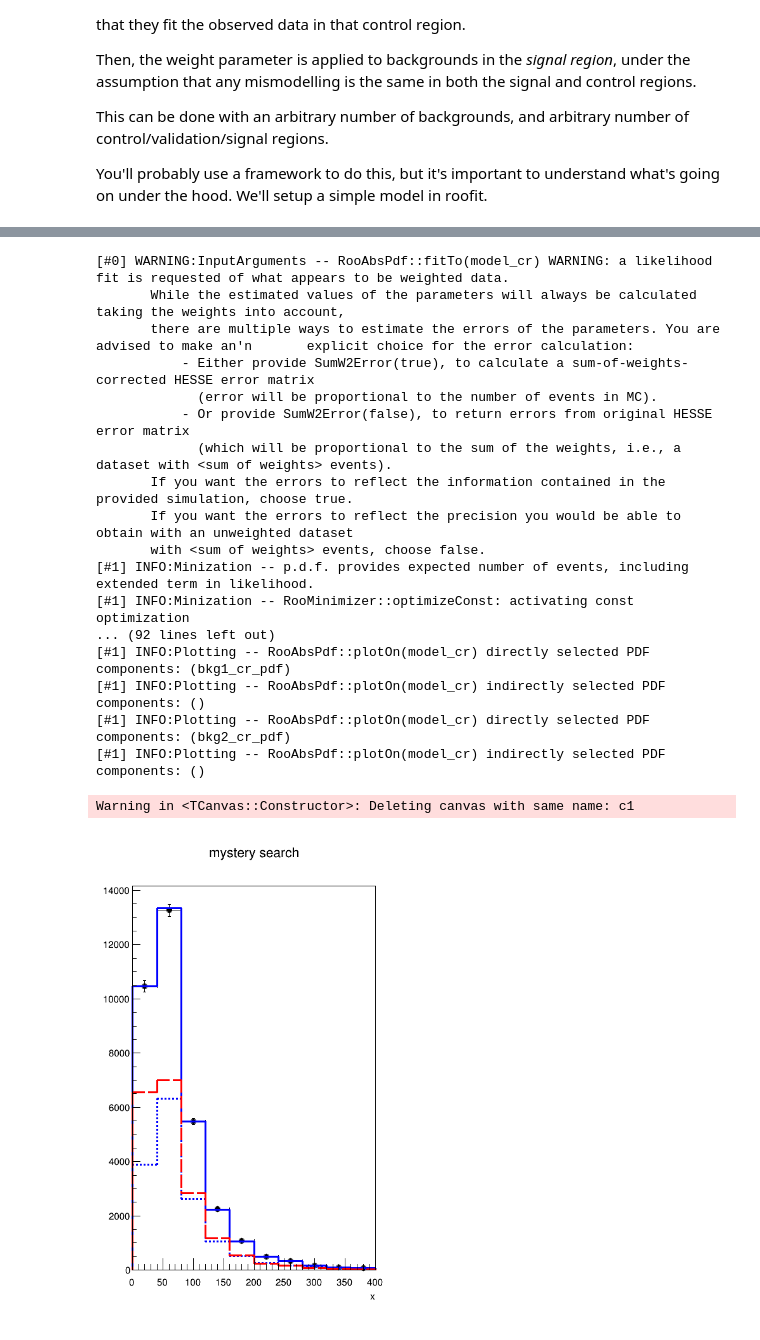
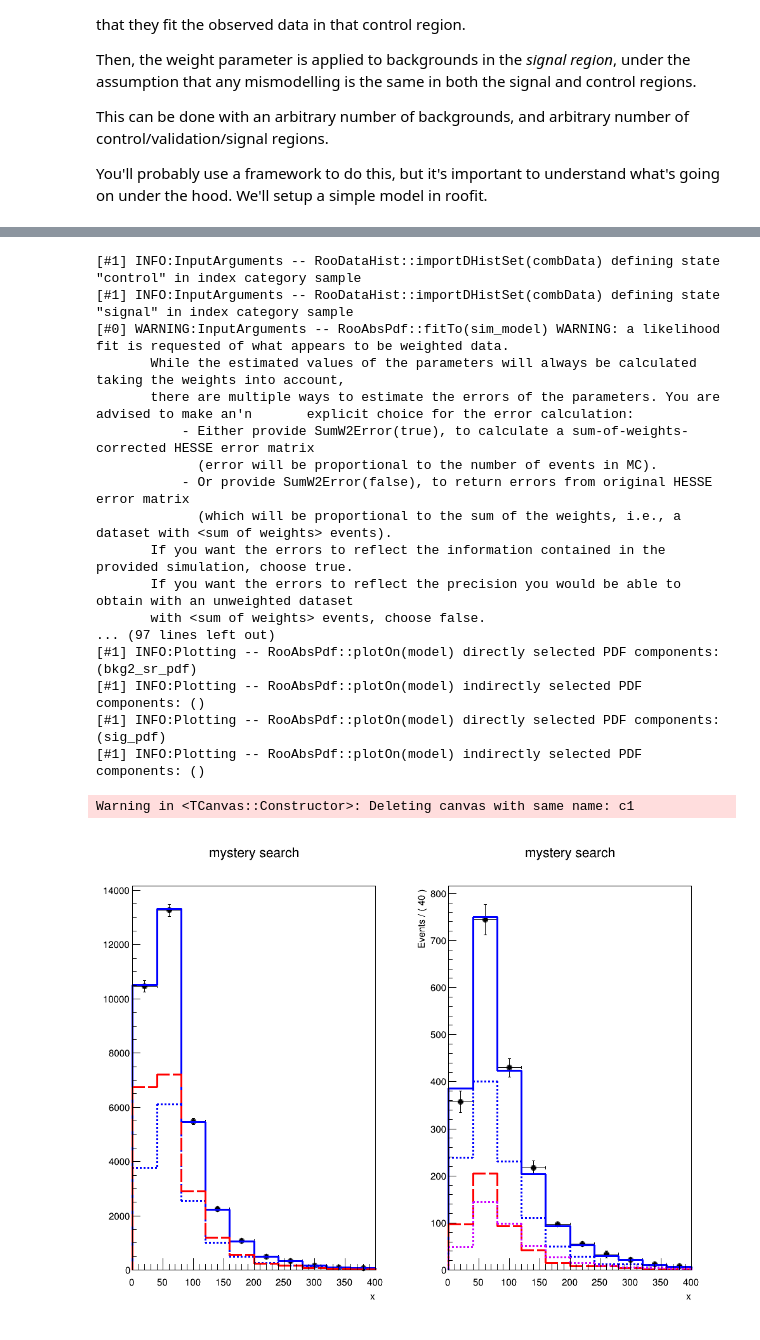
Before and after one commit to jmontejo/BasicStats, a Jupyter notebook: L3-Fitting.ipynb, the cells around one changed output, grey strips where cells are left out. Saved outputs shown, nothing was run; the diff lists cells and outputs as text; code cells hidden in the pictures.

```diff
--- a/L3-Fitting.ipynb
+++ b/L3-Fitting.ipynb
@@ -383,57 +251,96 @@ bkg2_cr_pdf = ROOT.RooHistPdf("bkg2_cr_pdf","cr bkg2 vs x",ROOT.RooArgSet(x),bkg
 #data_cr_pdf = ROOT.RooHistPdf("data_cr_pdf","cr data vs x",ROOT.RooArgSet(x),data_cr_hist)
 #data_sr_pdf = ROOT.RooHistPdf("data_sr_pdf","sr data vs x",ROOT.RooArgSet(x),data_sr_hist)
 
+mu_sig = ROOT.RooRealVar("mu_sig","#signal strength",1,0.,2)
+mu_bkg1 = ROOT.RooRealVar("mu_bkg1","bkg1 strength",1,0.,2)
+mu_bkg2 = ROOT.RooRealVar("mu_bkg2","bkg2 strength",1,0.,2)
 
-mu_sig = ROOT.RooRealVar("mu_sig","#signal events",1,0.,2);
-mu_bkg1 = ROOT.RooRealVar("mu_bkg1","#background events",1,100.,100000)
-mu_bkg2 = ROOT.RooRealVar("mu_bkg2","#background events",1,100.,100000)
+nsig = ROOT.RooFit.RooConst(sig_hist.sum(False))
+nbkg1 = ROOT.RooFit.RooConst(bkg1_sr_hist.sum(False))
+nbkg2 = ROOT.RooFit.RooConst(bkg2_sr_hist.sum(False))
+nbkg1_cr = ROOT.RooFit.RooConst(bkg1_cr_hist.sum(False))
+nbkg2_cr = ROOT.RooFit.RooConst(bkg2_cr_hist.sum(False))
+
+nsig_scaled = ROOT.RooProduct("nsig_scaled", "scaled Nsig", ROOT.RooArgList(nsig, mu_sig))
+nbkg1_scaled = ROOT.RooProduct("nbkg1_scaled", "scaled Nbkg1", ROOT.RooArgList(nbkg1, mu_bkg1))
+nbkg2_scaled = ROOT.RooProduct("nbkg2_scaled", "scaled Nbkg2", ROOT.RooArgList(nbkg2, mu_bkg2))
 
 
-model_cr = ROOT.RooAddPdf("model_cr","cr",ROOT.RooArgList(bkg1_cr_pdf,bkg2_cr_pdf),ROOT.RooArgList(mu_bkg1,mu_bkg2))
-model = ROOT.RooAddPdf("model","sr",ROOT.RooArgList(bkg1_sr_pdf,bkg2_sr_pdf,sig_pdf),ROOT.RooArgList(mu_bkg1,mu_bkg2,mu_sig))
+nbkg1_cr_scaled = ROOT.RooProduct("nbkg1_cr_scaled", "scaled Nbkg1, CR", ROOT.RooArgList(nbkg1_cr, mu_bkg1))
+nbkg2_cr_scaled = ROOT.RooProduct("nbkg2_cr_scaled", "scaled Nbkg2, CR",ROOT.RooArgList(nbkg2_cr, mu_bkg2))
+
+model_cr = ROOT.RooAddPdf("model_cr","cr",ROOT.RooArgList(bkg1_cr_pdf,bkg2_cr_pdf),ROOT.RooArgList(nbkg1_cr_scaled,nbkg2_cr_scaled))
+
+model = ROOT.RooAddPdf("model","sr",ROOT.RooArgList(bkg1_sr_pdf,bkg2_sr_pdf,sig_pdf),ROOT.RooArgList(nbkg1_scaled,nbkg2_scaled,nsig_scaled))
 
 # Define category to distinguish physics and control samples events
-#sample = ROOT.RooCategory("sample", "sample")
-#sample.defineType("signal_region")
-#sample.defineType("control_region")
+sample = ROOT.RooCategory("sample", "sample")
+sample.defineType("signal_region")
+sample.defineType("control_region")
 
-model_cr.fitTo(data_cr_hist)
+sim_model = ROOT.RooSimultaneous("sim_model","",sample)
+sim_model.addPdf(model,"signal")
+sim_model.addPdf(model_cr,"control")
+
+combData = ROOT.RooDataHist("combData","combined data",ROOT.RooArgList(x),ROOT.RooFit.Index(sample),
+            ROOT.RooFit.Import("signal",data_sr_hist),
+            ROOT.RooFit.Import("control",data_cr_hist))
+
+result = sim_model.fitTo(combData,ROOT.RooFit.Save())
 
 c1 = ROOT.TCanvas("c1", "c1", 1000, 800)
 c1.Divide(2)
 c1.cd(1)
 # Construct plot frame in 'x'
 xframe = x.frame(ROOT.RooFit.Title("mystery search"))  # RooPlot
 
 # --- Plot toy data and composite PDF overlaid ---
 data_cr_hist.plotOn(xframe)
 model_cr.plotOn(xframe)
 
 ras_bkg1 = ROOT.RooArgSet(bkg1_cr_pdf)
 model_cr.plotOn(xframe, ROOT.RooFit.Components(ras_bkg1), ROOT.RooFit.LineStyle(ROOT.kDashed))
 
 ras_bkg2 = ROOT.RooArgSet(bkg2_cr_pdf)
 model_cr.plotOn(xframe, ROOT.RooFit.Components(ras_bkg2), ROOT.RooFit.LineStyle(9),ROOT.RooFit.LineColor(ROOT.kRed))
 
 xframe.Draw()
+c1.cd(2)
+# Construct plot frame in 'x'
+xframe2 = x.frame(ROOT.RooFit.Title("mystery search"))  # RooPlot
+
+# --- Plot toy data and composite PDF overlaid ---
+data_sr_hist.plotOn(xframe2)
+model.plotOn(xframe2)
+
+ras_bkg1 = ROOT.RooArgSet(bkg1_sr_pdf)
+model.plotOn(xframe2, ROOT.RooFit.Components(ras_bkg1), ROOT.RooFit.LineStyle(ROOT.kDashed))
+
+ras_bkg2 = ROOT.RooArgSet(bkg2_sr_pdf)
+model.plotOn(xframe2, ROOT.RooFit.Components(ras_bkg2), ROOT.RooFit.LineStyle(9),ROOT.RooFit.LineColor(ROOT.kRed))
+
+ras_sig = ROOT.RooArgSet(sig_pdf)
+model.plotOn(xframe2, ROOT.RooFit.Components(ras_sig), ROOT.RooFit.LineStyle(2),ROOT.RooFit.LineColor(ROOT.kViolet))
+
+xframe2.Draw()
 c1.Draw()
 # %% [output]
-[#0] WARNING:InputArguments -- RooAbsPdf::fitTo(model_cr) WARNING: a likelihood fit is requested of what appears to be weighted data.
+[#1] INFO:InputArguments -- RooDataHist::importDHistSet(combData) defining state "control" in index category sample
+[#1] INFO:InputArguments -- RooDataHist::importDHistSet(combData) defining state "signal" in index category sample
+[#0] WARNING:InputArguments -- RooAbsPdf::fitTo(sim_model) WARNING: a likelihood fit is requested of what appears to be weighted data.
        While the estimated values of the parameters will always be calculated taking the weights into account,
        there are multiple ways to estimate the errors of the parameters. You are advised to make an'n       explicit choice for the error calculation:
            - Either provide SumW2Error(true), to calculate a sum-of-weights-corrected HESSE error matrix
              (error will be proportional to the number of events in MC).
            - Or provide SumW2Error(false), to return errors from original HESSE error matrix
              (which will be proportional to the sum of the weights, i.e., a dataset with <sum of weights> events).
        If you want the errors to reflect the information contained in the provided simulation, choose true.
        If you want the errors to reflect the precision you would be able to obtain with an unweighted dataset
        with <sum of weights> events, choose false.
-[#1] INFO:Minization -- p.d.f. provides expected number of events, including extended term in likelihood.
-[#1] INFO:Minization -- RooMinimizer::optimizeConst: activating const optimization
-... (92 lines left out)
-[#1] INFO:Plotting -- RooAbsPdf::plotOn(model_cr) directly selected PDF components: (bkg1_cr_pdf)
-[#1] INFO:Plotting -- RooAbsPdf::plotOn(model_cr) indirectly selected PDF components: ()
-[#1] INFO:Plotting -- RooAbsPdf::plotOn(model_cr) directly selected PDF components: (bkg2_cr_pdf)
-[#1] INFO:Plotting -- RooAbsPdf::plotOn(model_cr) indirectly selected PDF components: ()
+... (97 lines left out)
+[#1] INFO:Plotting -- RooAbsPdf::plotOn(model) directly selected PDF components: (bkg2_sr_pdf)
+[#1] INFO:Plotting -- RooAbsPdf::plotOn(model) indirectly selected PDF components: ()
+[#1] INFO:Plotting -- RooAbsPdf::plotOn(model) directly selected PDF components: (sig_pdf)
+[#1] INFO:Plotting -- RooAbsPdf::plotOn(model) indirectly selected PDF components: ()
 Warning in <TCanvas::Constructor>: Deleting canvas with same name: c1
-[figure, old version]
+[figure, new version]
```
Also changed, not shown: parts of 7 cells of this notebook, 3 other files.
